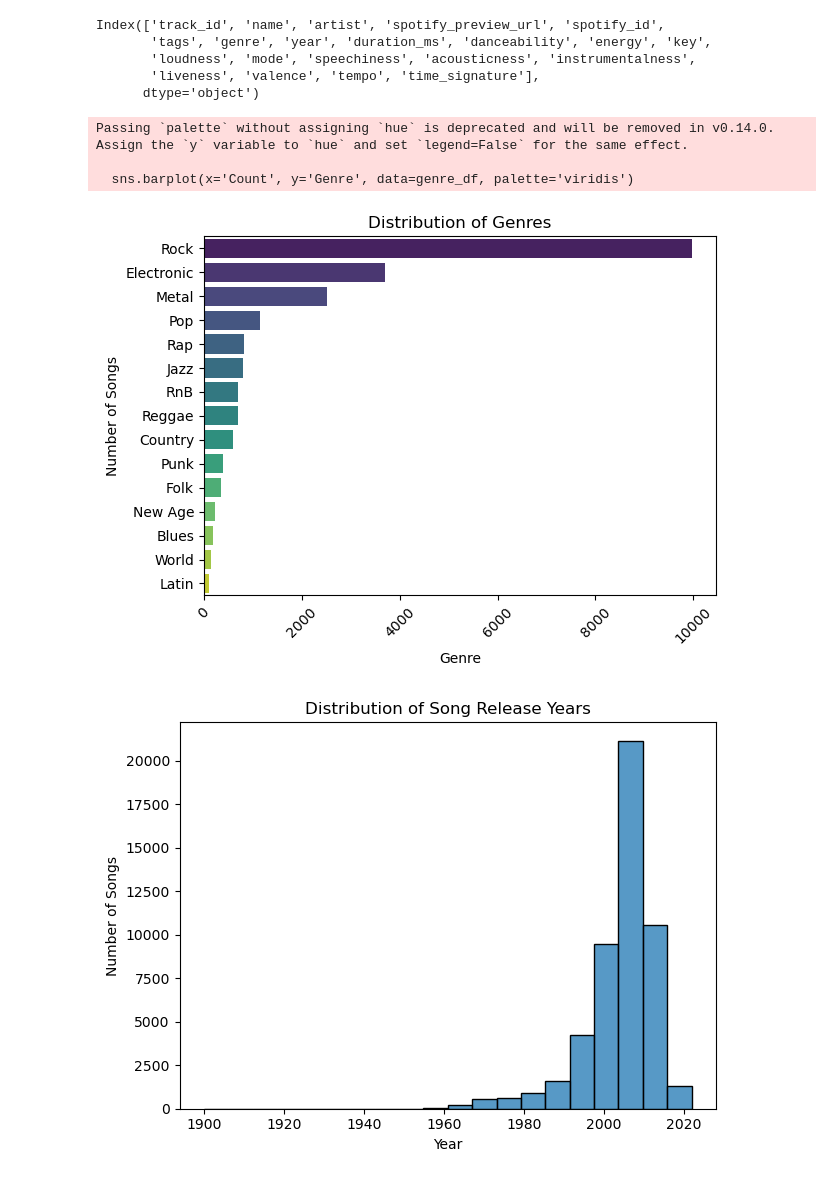
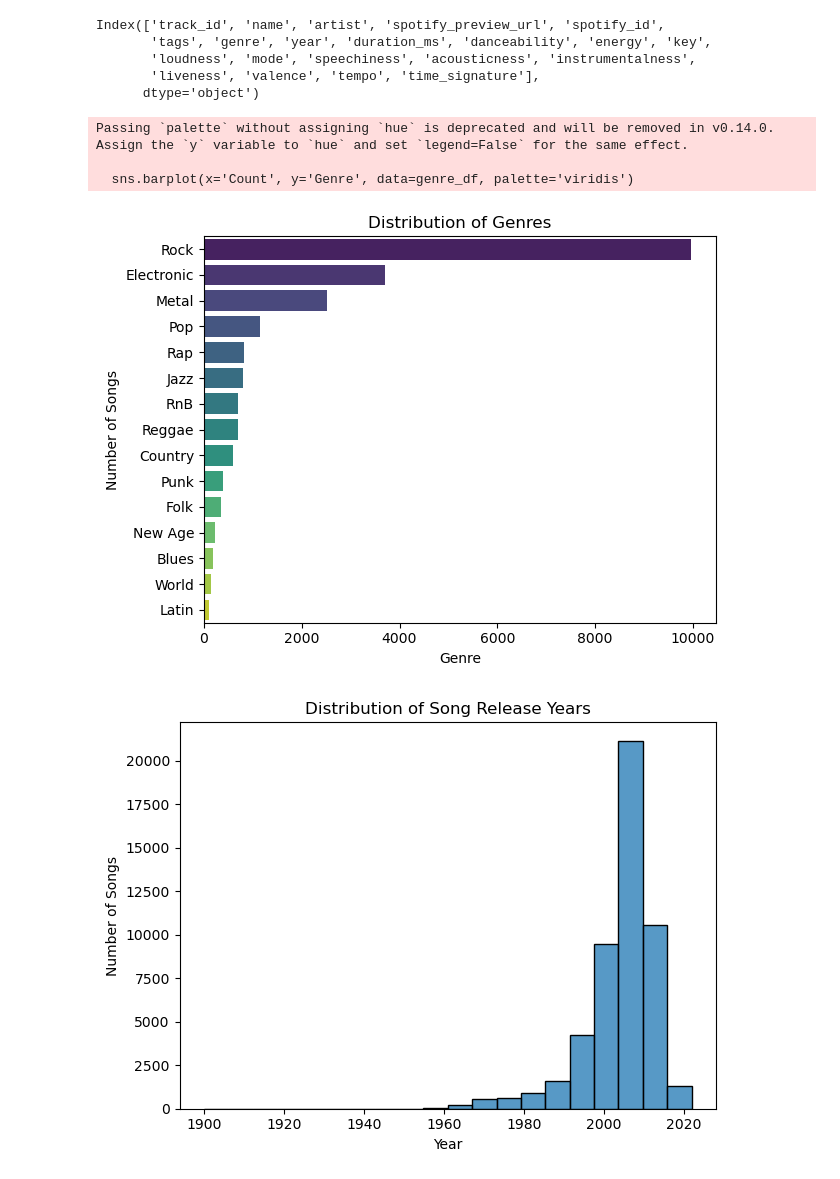
Before and after one commit to reggiebain/song-similarity-erdos, a Jupyter notebook: EDA/music_data_eda.ipynb, the cells around one changed output. Drawn from its saved outputs; the diff is of its cells as text; code cells hidden in the pictures.

```diff
--- a/EDA/music_data_eda.ipynb
+++ b/EDA/music_data_eda.ipynb
@@ -40,27 +42,21 @@ Index(['track_id', 'name', 'artist', 'spotify_preview_url', 'spotify_id',
        'liveness', 'valence', 'tempo', 'time_signature'],
       dtype='object')
 # %%
-
-# Count the occurrences of each genre
+# Make hist of counts of each genre
 genre_counts = music_info_df['genre'].value_counts()
-
-# Convert the Series to a DataFrame for easier plotting (optional)
 genre_df = genre_counts.reset_index()
 genre_df.columns = ['Genre', 'Count']
 
-# Create the bar plot
+# Create  bar plot
 sns.barplot(x='Count', y='Genre', data=genre_df, palette='viridis')
-
-# Customize the plot (optional)
-plt.xticks(rotation=45)  # Rotate the x-axis labels if necessary
 plt.title('Distribution of Genres')
 plt.xlabel('Genre')
 plt.ylabel('Number of Songs')
 plt.tight_layout()
 plt.savefig('../images/genre_dist.png')
 # %% [output]
 Passing `palette` without assigning `hue` is deprecated and will be removed in v0.14.0. Assign the `y` variable to `hue` and set `legend=False` for the same effect.
 
   sns.barplot(x='Count', y='Genre', data=genre_df, palette='viridis')
-[figure, old version]
+[figure, new version]
 # %%
```
Also changed, not shown: parts of 7 cells of this notebook, 1 other file.
